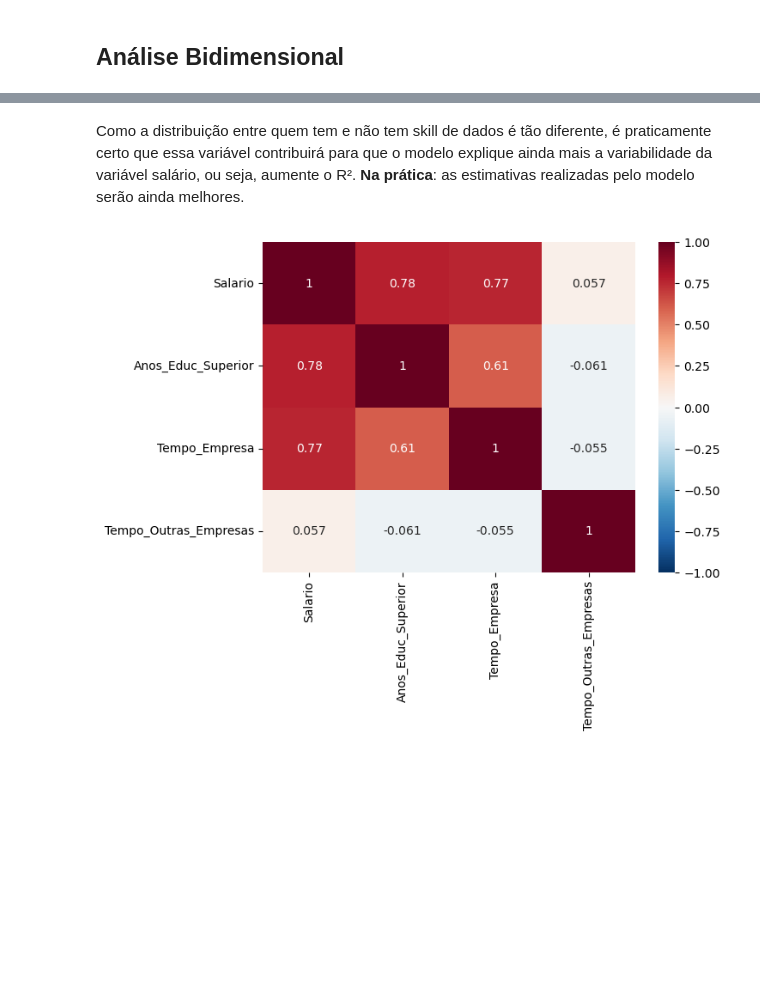
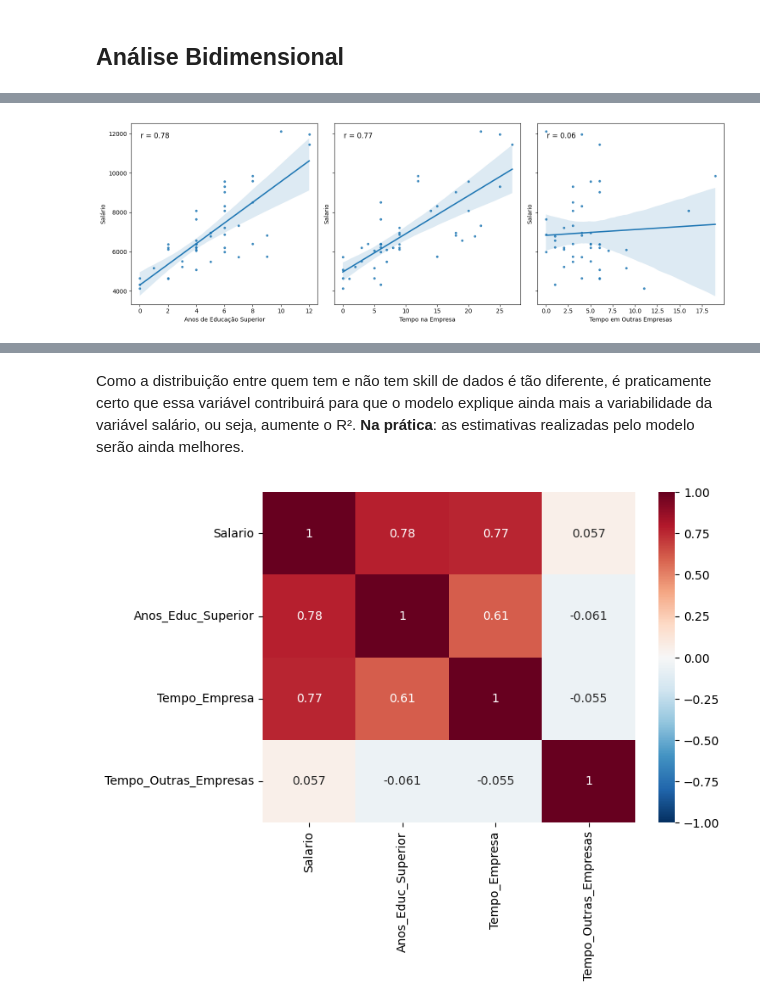
Before and after one commit to bessarodrigo/regressao_linear_salarios, a Jupyter notebook: regressao_linear_salarios.ipynb, the cells around one changed output, grey strips where cells are left out. Drawn from its saved outputs; the diff is of its cells as text; code cells hidden in the pictures; blank space fills up the shorter version.

```diff
--- a/regressao_linear_salarios.ipynb
+++ b/regressao_linear_salarios.ipynb
@@ -192 +202,31 @@ plt.show()
+# %%
+# Função para adicionar o valor de r no gráfico
+def add_r_value(ax, x, y):
+    r, _ = pearsonr(x, y)
+    ax.text(0.05, 0.95, f'r = {r:.2f}', transform=ax.transAxes, fontsize=12, verticalalignment='top')
+
+# Configuração dos subplots
+fig, ((ax1, ax2, ax3)) = plt.subplots(1, 3, sharey=True, figsize=(15, 5))
+
+# Gráfico de dispersão com linha de tendência para Anos_Educ_Superior vs Salario
+sns.regplot(ax=ax1, x='Anos_Educ_Superior', y='Salario', data=df, scatter_kws={'s': 10})
+ax1.set_xlabel('Anos de Educação Superior')
+ax1.set_ylabel('Salário')
+add_r_value(ax1, df['Anos_Educ_Superior'], df['Salario'])
+
+# Gráfico de dispersão com linha de tendência para Tempo_Empresa vs Salario
+sns.regplot(ax=ax2, x='Tempo_Empresa', y='Salario', data=df, scatter_kws={'s': 10})
+ax2.set_xlabel('Tempo na Empresa')
+add_r_value(ax2, df['Tempo_Empresa'], df['Salario'])
+
+# Gráfico de dispersão com linha de tendência para Tempo_Outras_Empresas vs Salario
+sns.regplot(ax=ax3, x='Tempo_Outras_Empresas', y='Salario', data=df, scatter_kws={'s': 10})
+ax3.set_xlabel('Tempo em Outras Empresas')
+add_r_value(ax3, df['Tempo_Outras_Empresas'], df['Salario'])
+
+# Ajusta o layout para evitar sobreposição
+plt.tight_layout()
+plt.show()
+# %% [output]
+[figure, added]
 # %%
```
Also changed, not shown: parts of 14 cells of this notebook.
